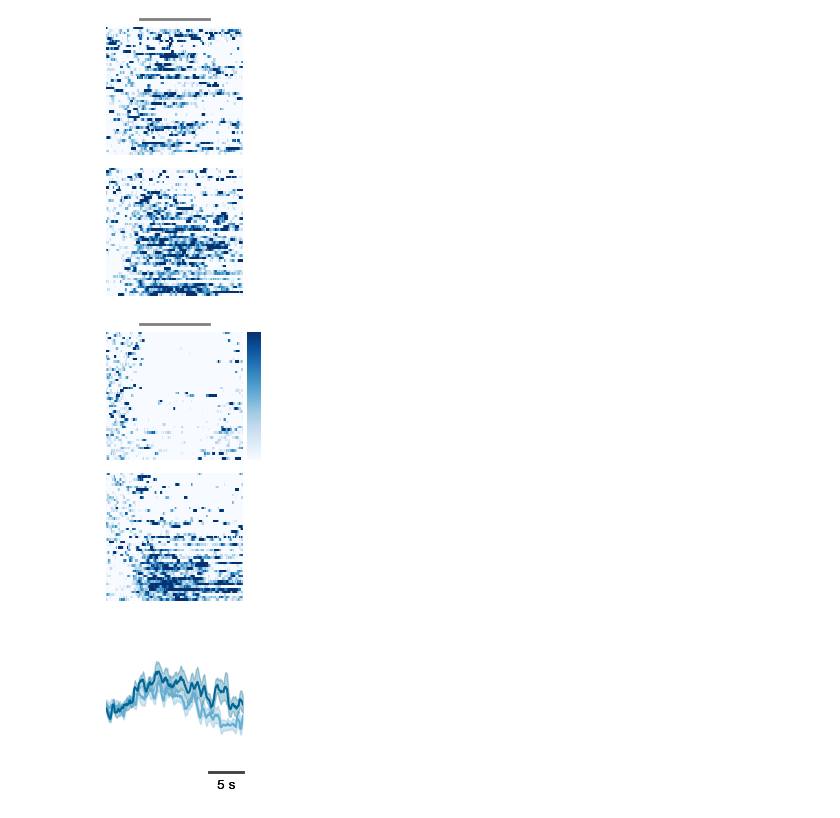
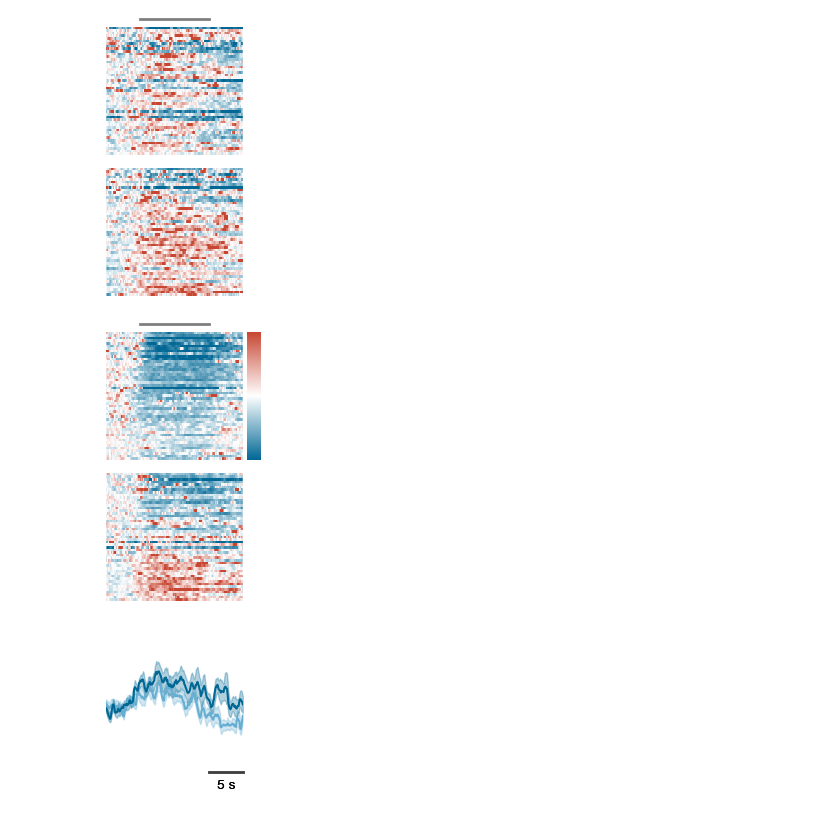
Before and after one commit to jaimemcc/bazzino, a Jupyter notebook: notebooks/figs_for_ang_vel.ipynb, the cells around one changed output. Cells and saved outputs as stored; diff of their text form; code cells hidden in the pictures.

Commit message:
updated figs with new colormaps

```diff
--- a/notebooks/figs_for_ang_vel.ipynb
+++ b/notebooks/figs_for_ang_vel.ipynb
@@ -4,6 +4,7 @@ import numpy as np
 import pandas as pd
 import matplotlib.pyplot as plt
 from matplotlib import rcParams
+from matplotlib.colors import LinearSegmentedColormap
 import seaborn as sns
 import trompy as tp
 
@@ -15,6 +16,7 @@ rcParams['font.family'] = 'Arial'
 plt.rcParams['savefig.dpi'] = 300
 plt.rcParams['savefig.transparent'] = True
 colors = ["#67AFD2", "#016895", "#F4795B", "#C74632"]
+custom_cmap = LinearSegmentedColormap.from_list("custom_diverging", [colors[1], "white", colors[3]])
 
 savefigs = True
 
@@ -50,7 +52,6 @@ def get_heatmap_data(snips, x_array, condition, infusiontype):
 
     heatmap_data = []
     df = x_array.query(query_string)
-    # print(df.head())
     for trial in df.trial.unique():
         tmp_snips = snips[x_array.query(query_string + " & trial == @trial").index]
         mean_snip = np.nanmean(tmp_snips, axis=0)
@@ -68,7 +69,7 @@ def init_figure():
 
     return f, ax1, ax2, cbar_ax
 
-def make_heatmap(data, ax, vlim, cbar_ax=None, inf_bar=False):
+def make_heatmap(data, ax, vlim, cbar_ax=None, inf_bar=False, cmap=custom_cmap):
 
     if cbar_ax is not None:
         cbar=True
@@ -76,11 +77,11 @@ def make_heatmap(data, ax, vlim, cbar_ax=None, inf_bar=False):
         cbar=False
 
     sns.heatmap(np.array(data),
-                cmap="Blues",
+                cmap=cmap,
                 ax=ax,
                 cbar=cbar,
                 cbar_ax=cbar_ax,
-                vmin=0, vmax=vlim
+                vmin=-vlim, vmax=vlim
                 )
 
     if cbar_ax is not None:
@@ -92,41 +93,52 @@ def make_heatmap(data, ax, vlim, cbar_ax=None, inf_bar=False):
     ax.set_xticks([])
     ax.set_yticks([])
 
-vlim = 3
-# savefigs = False
+vlim = 4.5
+savefigs = True
+
+custom_cmap = LinearSegmentedColormap.from_list("custom_diverging", [colors[1], "white", colors[3]])
 
 # replete
 f, ax1, ax2, cbar_ax = init_figure()
 
 heatmap_data = get_heatmap_data(snips_vel, x_array, "replete", "10NaCl")
 replete_10_inf = np.nanmean(heatmap_data[:,49:150], axis=1)
-make_heatmap(heatmap_data, ax1, vlim, inf_bar=True)
+make_heatmap(heatmap_data, ax1, vlim, inf_bar=True,
+             # cmap=sns.light_palette("#016895", as_cmap=True)
+             )
 
 heatmap_data = get_heatmap_data(snips_vel, x_array, "replete", "45NaCl")
 replete_45_inf = np.nanmean(heatmap_data[:,49:150], axis=1)
-make_heatmap(heatmap_data, ax2, vlim)
+make_heatmap(heatmap_data, ax2, vlim,
+             # cbar_ax=cbar_ax,
+             # cmap=sns.light_palette("#016895", as_cmap=True)
+             )
 
 cbar_ax.remove()
 
 if savefigs:
     f.savefig(FIGSFOLDER / "heatmap_vel_replete.pdf")
 
 # deplete
 f, ax1, ax2, cbar_ax = init_figure()
 
 heatmap_data = get_heatmap_data(snips_vel, x_array, "deplete", "10NaCl")
 deplete_10_inf = np.nanmean(heatmap_data[:,49:150], axis=1)
-make_heatmap(heatmap_data, ax1, vlim, inf_bar=True)
+make_heatmap(heatmap_data, ax1, vlim, inf_bar=True,
+             # cmap=sns.light_palette("#C74632", as_cmap=True)
+             )
 
 heatmap_data = get_heatmap_data(snips_vel, x_array, "deplete", "45NaCl")
 deplete_45_inf = np.nanmean(heatmap_data[:,49:150], axis=1)
-make_heatmap(heatmap_data, ax2, vlim, cbar_ax=cbar_ax)
+make_heatmap(heatmap_data, ax2, vlim, cbar_ax=cbar_ax,
+             # cmap=sns.light_palette("#C74632", as_cmap=True)
+             )
 
 if savefigs:
     f.savefig(FIGSFOLDER / "heatmap_vel_deplete.pdf")
 # %% [output]
-[figure, old version]
+[figure, new version]
-[figure, old version]
+[figure, new version]
 # %%
 def get_mean_snips(snips, x_array, condition):
 
```
Also changed, not shown: parts of 2 cells of this notebook, 3 other files.
